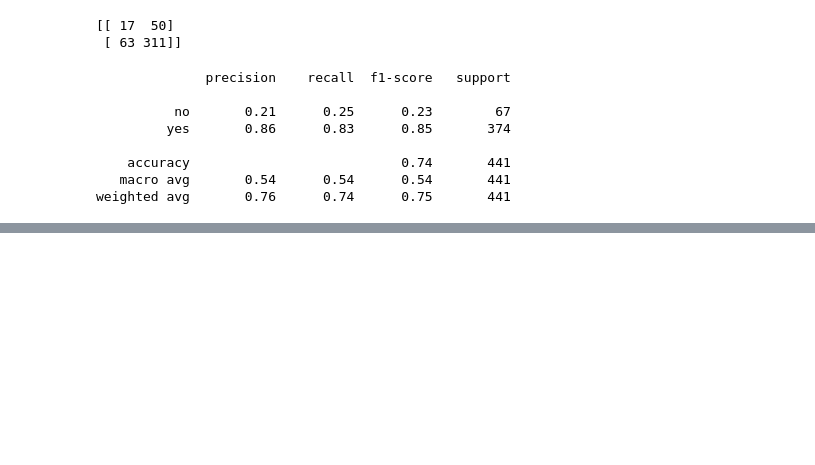
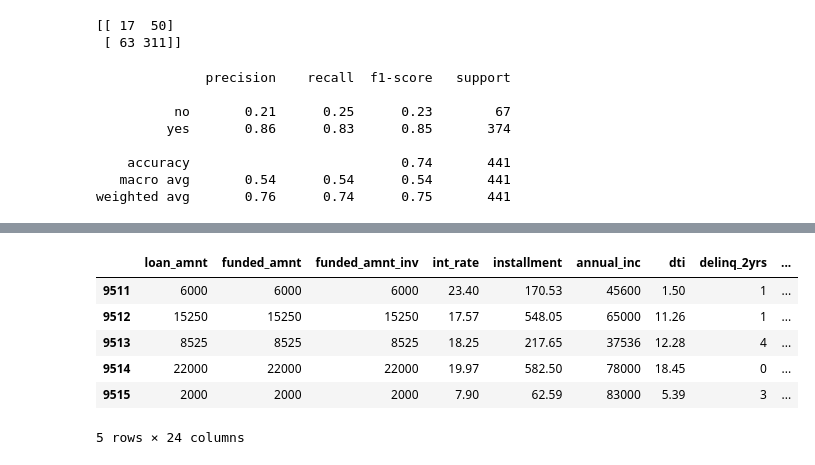
Before and after one commit to bebo09/DecisionTreesRandomForest, a Jupyter notebook: Decision Trees and Random Forests.ipynb, the cells around one changed output, grey strips where cells are left out. Saved outputs shown, nothing was run; the diff lists cells and outputs as text; code cells hidden in the pictures; blank space fills up the shorter version.

```diff
--- a/Decision Trees and Random Forests.ipynb
+++ b/Decision Trees and Random Forests.ipynb
@@ -106,0 +153,10 @@ weighted avg       0.76      0.74      0.75       441
+# %%
+loans.tail()
+# %% [output]
+|  | loan_amnt | funded_amnt | funded_amnt_inv | int_rate | installment | annual_inc | dti | delinq_2yrs | ... |
+| 9511 | 6000 | 6000 | 6000 | 23.40 | 170.53 | 45600 | 1.50 | 1 | ... |
+| 9512 | 15250 | 15250 | 15250 | 17.57 | 548.05 | 65000 | 11.26 | 1 | ... |
+| 9513 | 8525 | 8525 | 8525 | 18.25 | 217.65 | 37536 | 12.28 | 4 | ... |
+| 9514 | 22000 | 22000 | 22000 | 19.97 | 582.50 | 78000 | 18.45 | 0 | ... |
+| 9515 | 2000 | 2000 | 2000 | 7.90 | 62.59 | 83000 | 5.39 | 3 | ... |
+5 rows × 24 columns
```
Also changed, not shown: parts of 48 cells of this notebook, 1 other file.
